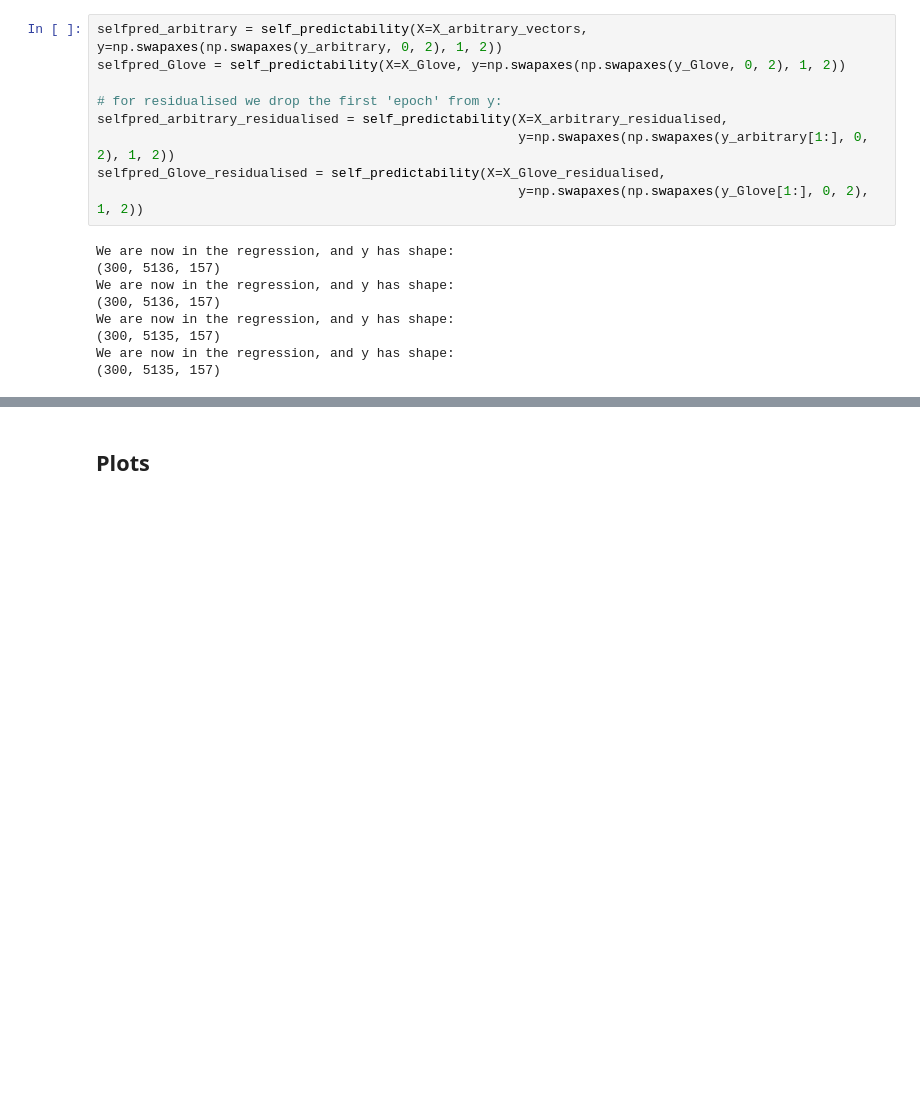
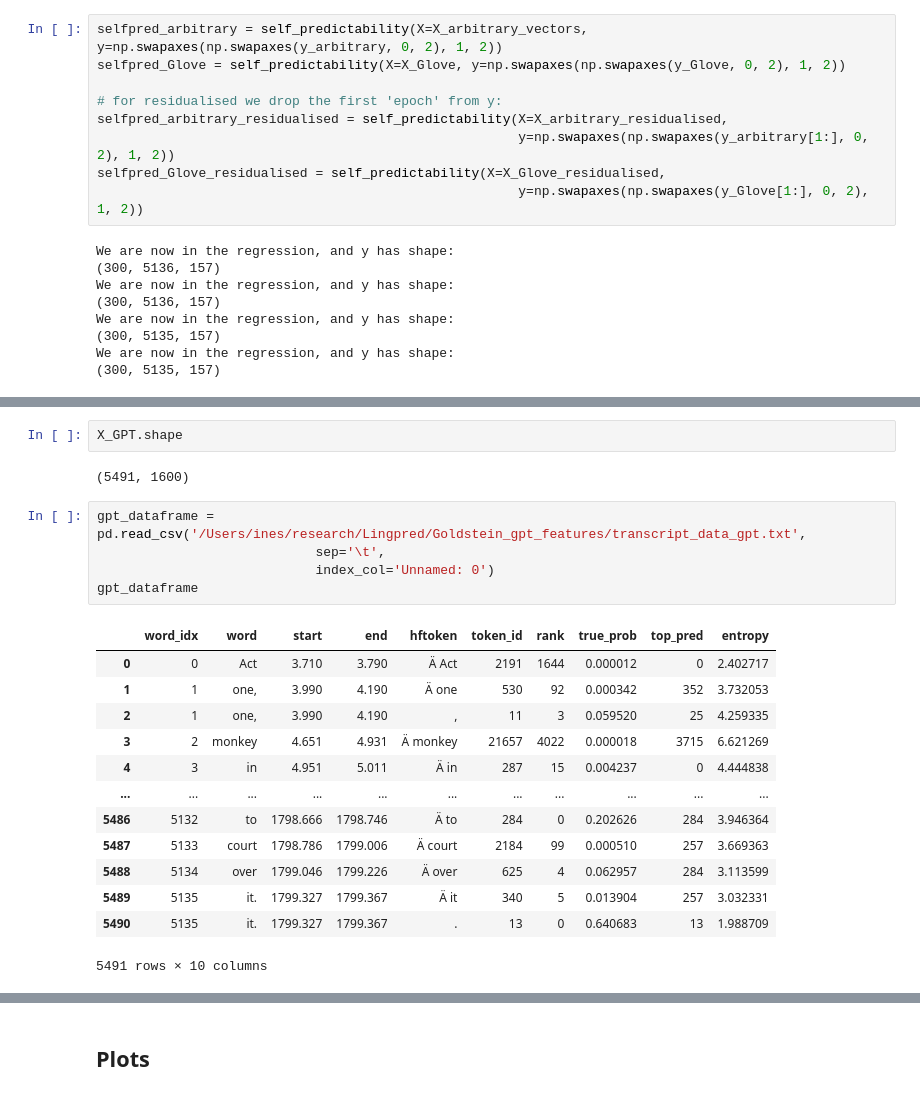
Before and after one commit to InesSchoenmann/Lingpred, a Jupyter notebook: notebooks_new/Compute_Selfpredictability.ipynb, the cells around one changed output, grey strips where cells are left out. Drawn from its saved outputs; the diff is of its cells as text; blank space fills up the shorter version.

```diff
--- a/notebooks_new/Compute_Selfpredictability.ipynb
+++ b/notebooks_new/Compute_Selfpredictability.ipynb
@@ -163,0 +172,23 @@ We are now in the regression, and y has shape:
+# %%
+X_GPT.shape
+# %% [output]
+(5491, 1600)
+# %%
+gpt_dataframe = pd.read_csv('/Users/ines/research/Lingpred/Goldstein_gpt_features/transcript_data_gpt.txt',
+                            sep='\t',
+                            index_col='Unnamed: 0')
+gpt_dataframe
+# %% [output]
+|  | word_idx | word | start | end | hftoken | token_id | rank | true_prob | top_pred | entropy |
+| 0 | 0 | Act | 3.710 | 3.790 | Ä Act | 2191 | 1644 | 0.000012 | 0 | 2.402717 |
+| 1 | 1 | one, | 3.990 | 4.190 | Ä one | 530 | 92 | 0.000342 | 352 | 3.732053 |
+| 2 | 1 | one, | 3.990 | 4.190 | , | 11 | 3 | 0.059520 | 25 | 4.259335 |
+| 3 | 2 | monkey | 4.651 | 4.931 | Ä monkey | 21657 | 4022 | 0.000018 | 3715 | 6.621269 |
+| 4 | 3 | in | 4.951 | 5.011 | Ä in | 287 | 15 | 0.004237 | 0 | 4.444838 |
+| ... | ... | ... | ... | ... | ... | ... | ... | ... | ... | ... |
+| 5486 | 5132 | to | 1798.666 | 1798.746 | Ä to | 284 | 0 | 0.202626 | 284 | 3.946364 |
+| 5487 | 5133 | court | 1798.786 | 1799.006 | Ä court | 2184 | 99 | 0.000510 | 257 | 3.669363 |
+| 5488 | 5134 | over | 1799.046 | 1799.226 | Ä over | 625 | 4 | 0.062957 | 284 | 3.113599 |
+| 5489 | 5135 | it. | 1799.327 | 1799.367 | Ä it | 340 | 5 | 0.013904 | 257 | 3.032331 |
+| 5490 | 5135 | it. | 1799.327 | 1799.367 | . | 13 | 0 | 0.640683 | 13 | 1.988709 |
+5491 rows × 10 columns
```
Also changed, not shown: parts of 9 cells of this notebook, 1 other file.
